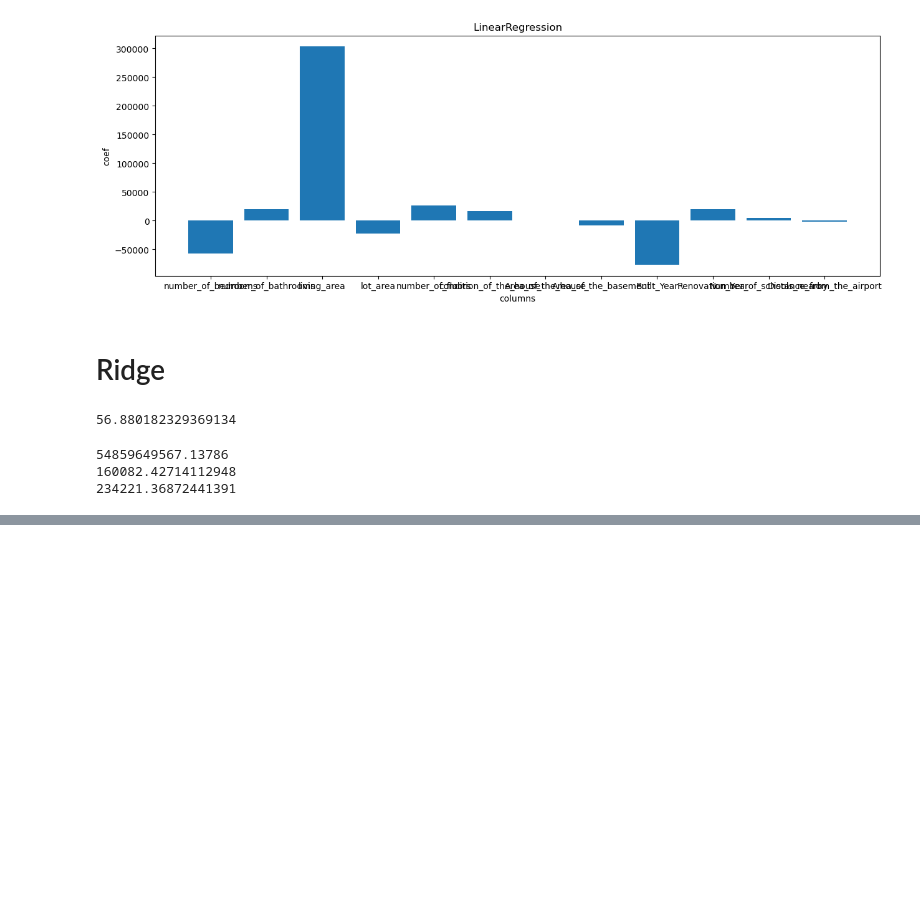
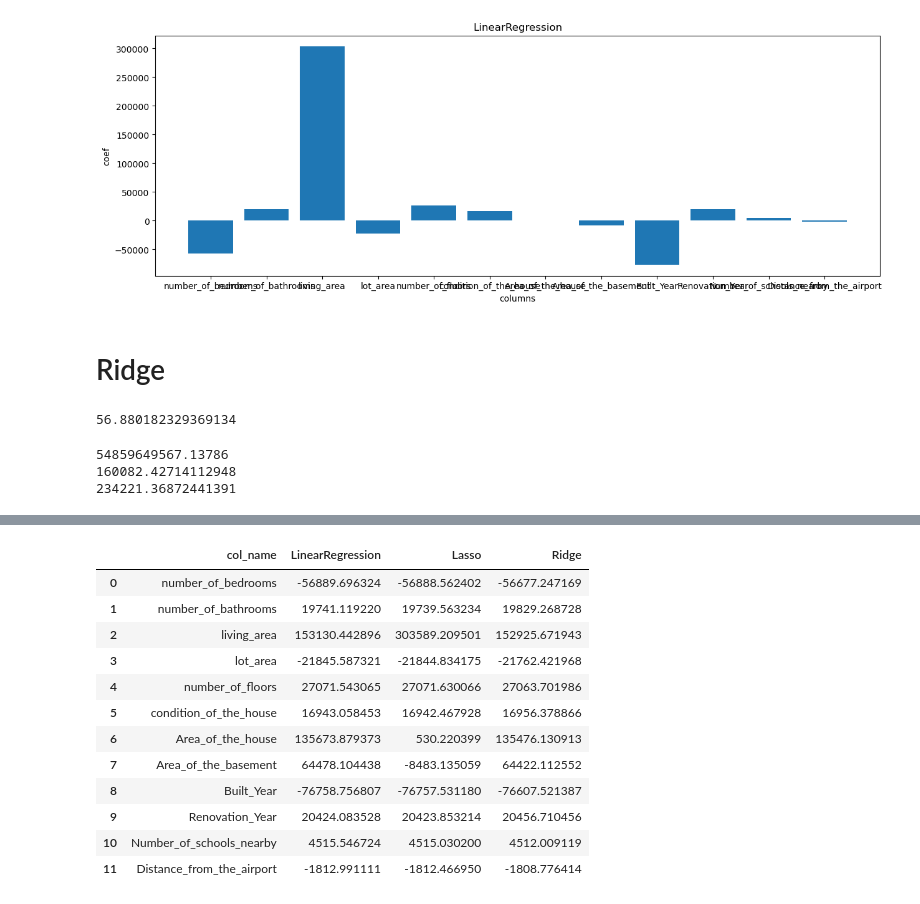
Before and after one commit to avishank-dwivedi/machine-learning-by-avishank, a Jupyter notebook: 18cost_fxn.ipynb, the cells around one changed output, grey strips where cells are left out. Saved outputs shown, nothing was run; the diff lists cells and outputs as text; code cells hidden in the pictures; blank space fills up the shorter version.

```diff
--- a/18cost_fxn.ipynb
+++ b/18cost_fxn.ipynb
@@ -101,0 +111,18 @@ print(np.sqrt(mean_squared_error(y_test,ri.predict(x_test))))
+# %%
+df = pd.DataFrame({"col_name":x.columns, "LinearRegression":lr.coef_,"Lasso":la.coef_,"Ridge":ri.coef_})
+# %%
+df
+# %% [output]
+|  | col_name | LinearRegression | Lasso | Ridge |
+| 0 | number_of_bedrooms | -56889.696324 | -56888.562402 | -56677.247169 |
+| 1 | number_of_bathrooms | 19741.119220 | 19739.563234 | 19829.268728 |
+| 2 | living_area | 153130.442896 | 303589.209501 | 152925.671943 |
+| 3 | lot_area | -21845.587321 | -21844.834175 | -21762.421968 |
+| 4 | number_of_floors | 27071.543065 | 27071.630066 | 27063.701986 |
+| 5 | condition_of_the_house | 16943.058453 | 16942.467928 | 16956.378866 |
+| 6 | Area_of_the_house | 135673.879373 | 530.220399 | 135476.130913 |
+| 7 | Area_of_the_basement | 64478.104438 | -8483.135059 | 64422.112552 |
+| 8 | Built_Year | -76758.756807 | -76757.531180 | -76607.521387 |
+| 9 | Renovation_Year | 20424.083528 | 20423.853214 | 20456.710456 |
+| 10 | Number_of_schools_nearby | 4515.546724 | 4515.030200 | 4512.009119 |
+| 11 | Distance_from_the_airport | -1812.991111 | -1812.466950 | -1808.776414 |
```
Also changed, not shown: parts of 1 cell of this notebook.
